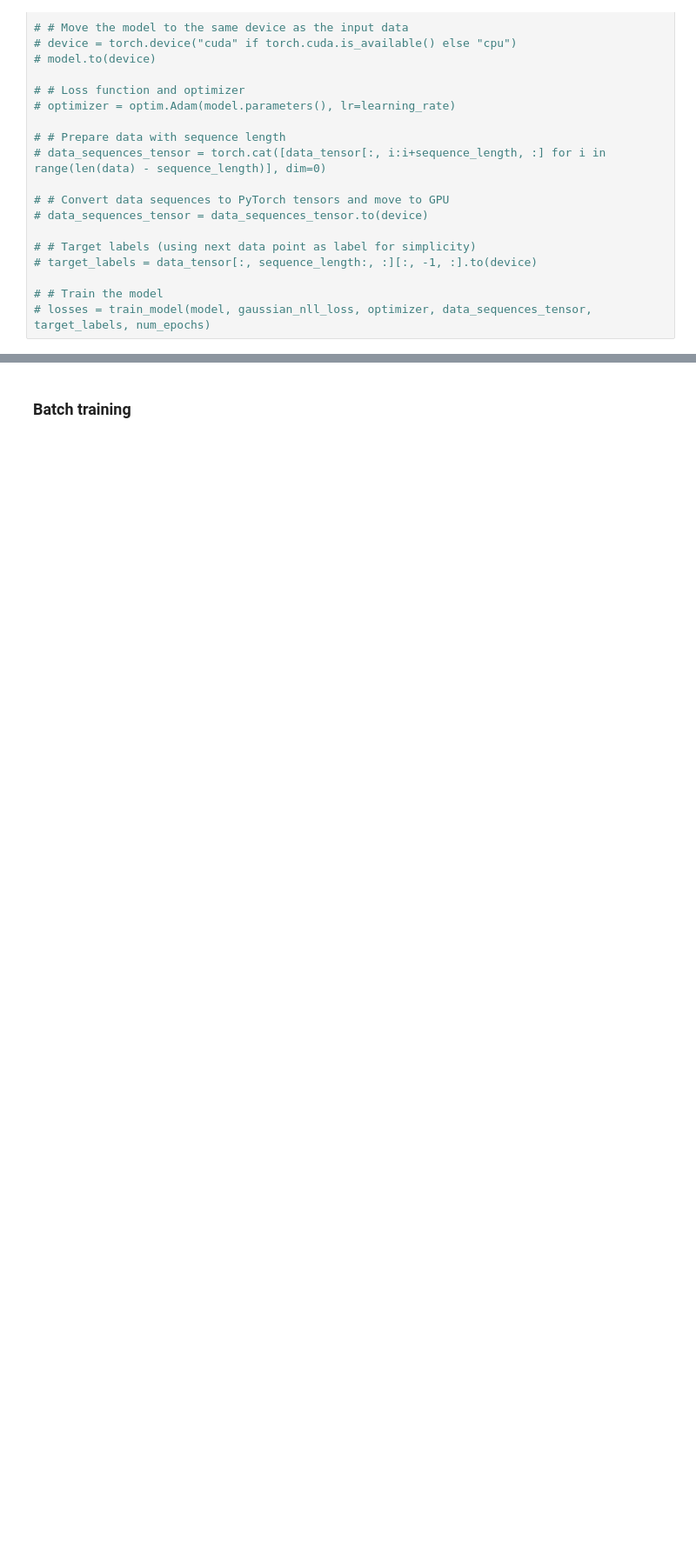
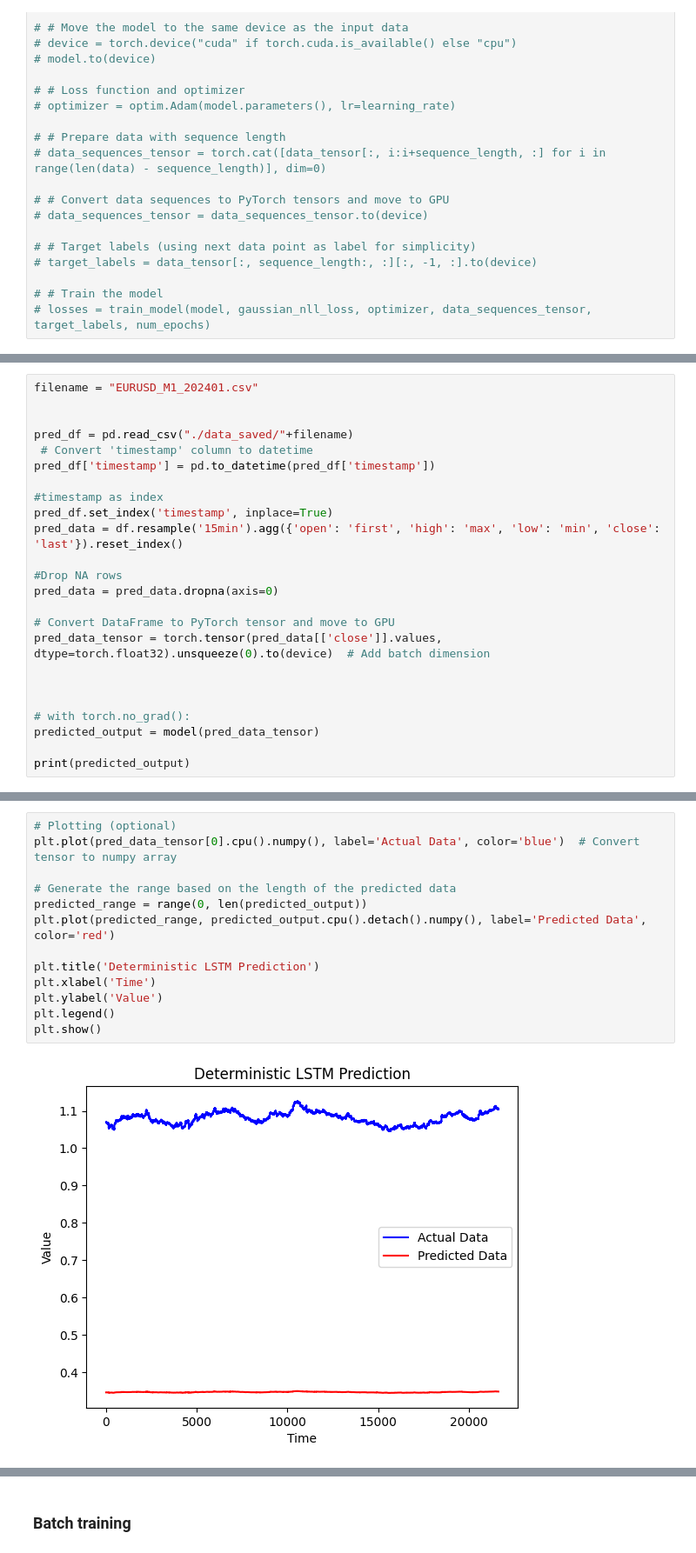
Before and after one commit to Suraj6E/EURUSD-DQN-LSTM, a Jupyter notebook: LSTM.ipynb, the cells around one changed output, grey strips where cells are left out. Shown at 87% size. Drawn from its saved outputs; the diff is of its cells as text; blank space fills up the shorter version.

```diff
--- a/LSTM.ipynb
+++ b/LSTM.ipynb
@@ -222,0 +237,24 @@ OutOfMemoryError: CUDA out of memory. Tried to allocate 25.20 GiB. GPU 0 has a t
+# %%
+filename = "EURUSD_M1_202401.csv"
+
+
+pred_df = pd.read_csv("./data_saved/"+filename)
+ # Convert 'timestamp' column to datetime
+pred_df['timestamp'] = pd.to_datetime(pred_df['timestamp'])
+
+#timestamp as index
+pred_df.set_index('timestamp', inplace=True)
+pred_data = df.resample('15min').agg({'open': 'first', 'high': 'max', 'low': 'min', 'close': 'last'}).reset_index()
+
+#Drop NA rows
+pred_data = pred_data.dropna(axis=0)
+
+# Convert DataFrame to PyTorch tensor and move to GPU
+pred_data_tensor = torch.tensor(pred_data[['close']].values, dtype=torch.float32).unsqueeze(0).to(device)  # Add batch dimension
+
+
+
+# with torch.no_grad():
+predicted_output = model(pred_data_tensor)
+
+print(predicted_output)
@@ -222,0 +269,15 @@ OutOfMemoryError: CUDA out of memory. Tried to allocate 25.20 GiB. GPU 0 has a t
+# %%
+# Plotting (optional)
+plt.plot(pred_data_tensor[0].cpu().numpy(), label='Actual Data', color='blue')  # Convert tensor to numpy array
+
+# Generate the range based on the length of the predicted data
+predicted_range = range(0, len(predicted_output))
+plt.plot(predicted_range, predicted_output.cpu().detach().numpy(), label='Predicted Data', color='red')
+
+plt.title('Deterministic LSTM Prediction')
+plt.xlabel('Time')
+plt.ylabel('Value')
+plt.legend()
+plt.show()
+# %% [output]
+[figure, added]
```
Also changed, not shown: parts of 7 cells of this notebook.
